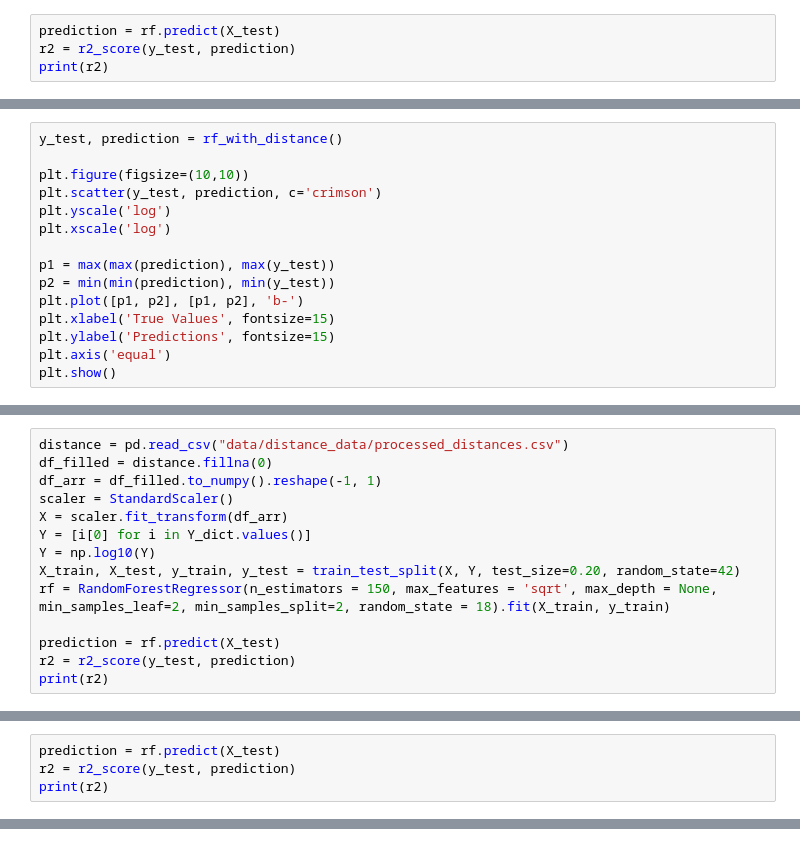
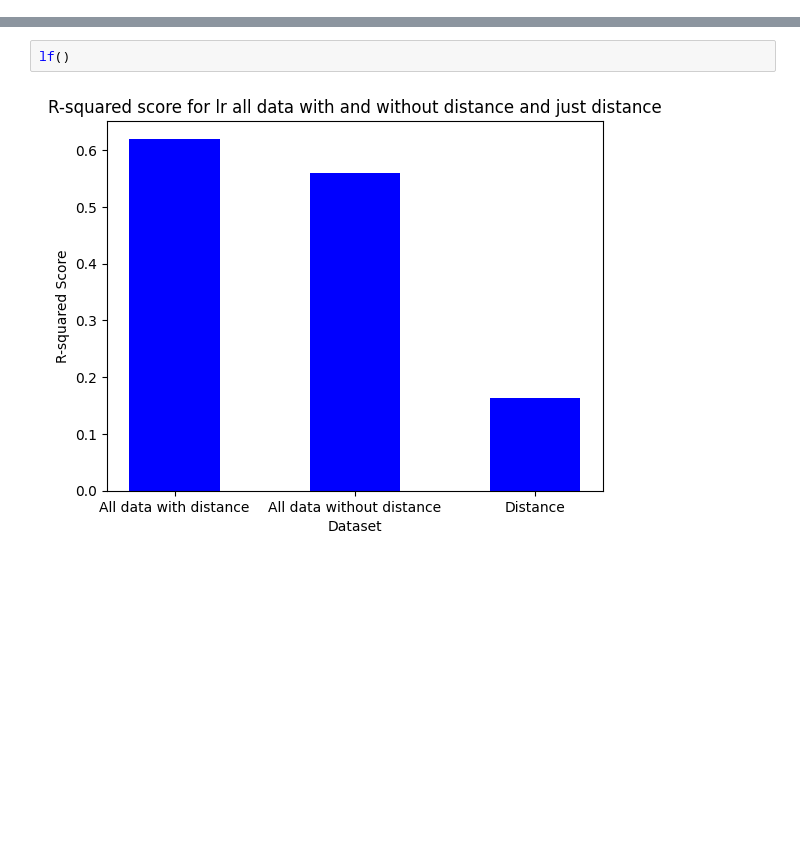
Before and after one commit to MartinKirkegaardDK/Bachelor, a Jupyter notebook: dist_calculations.ipynb, the cells around one changed output, grey strips where cells are left out. Drawn from its saved outputs; the diff is of its cells as text; blank space fills up the shorter version.

```diff
--- a/dist_calculations.ipynb
+++ b/dist_calculations.ipynb
@@ -140,4 +18,0 @@ rf = RandomForestRegressor(n_estimators = 150, max_features = 'sqrt', max_depth
-# %%
-prediction = rf.predict(X_test)
-r2 = r2_score(y_test, prediction)
-print(r2)
@@ -197,15 +18,0 @@ def rf_without_distance():
-# %%
-y_test, prediction = rf_with_distance()
-
-plt.figure(figsize=(10,10))
-plt.scatter(y_test, prediction, c='crimson')
-plt.yscale('log')
-plt.xscale('log')
-
-p1 = max(max(prediction), max(y_test))
-p2 = min(min(prediction), min(y_test))
-plt.plot([p1, p2], [p1, p2], 'b-')
-plt.xlabel('True Values', fontsize=15)
-plt.ylabel('Predictions', fontsize=15)
-plt.axis('equal')
-plt.show()
@@ -253,14 +18,0 @@ rf_without_distance()
-# %%
-distance = pd.read_csv("data/distance_data/processed_distances.csv")
-df_filled = distance.fillna(0)
-df_arr = df_filled.to_numpy().reshape(-1, 1)
-scaler = StandardScaler()
-X = scaler.fit_transform(df_arr)
-Y = [i[0] for i in Y_dict.values()]
-Y = np.log10(Y)
-X_train, X_test, y_train, y_test = train_test_split(X, Y, test_size=0.20, random_state=42)
-rf = RandomForestRegressor(n_estimators = 150, max_features = 'sqrt', max_depth = None, min_samples_leaf=2, min_samples_split=2, random_state = 18).fit(X_train, y_train)
-
-prediction = rf.predict(X_test)
-r2 = r2_score(y_test, prediction)
-print(r2)
@@ -270,4 +18,0 @@ rf = RandomForestRegressor(n_estimators = 150, max_features = 'sqrt', max_depth
-# %%
-prediction = rf.predict(X_test)
-r2 = r2_score(y_test, prediction)
-print(r2)
@@ -302,0 +99,4 @@ plt.show()
+# %%
+lf()
+# %% [output]
+[figure, added]
```
Also changed, not shown: parts of 25 cells of this notebook, 2 other files.
